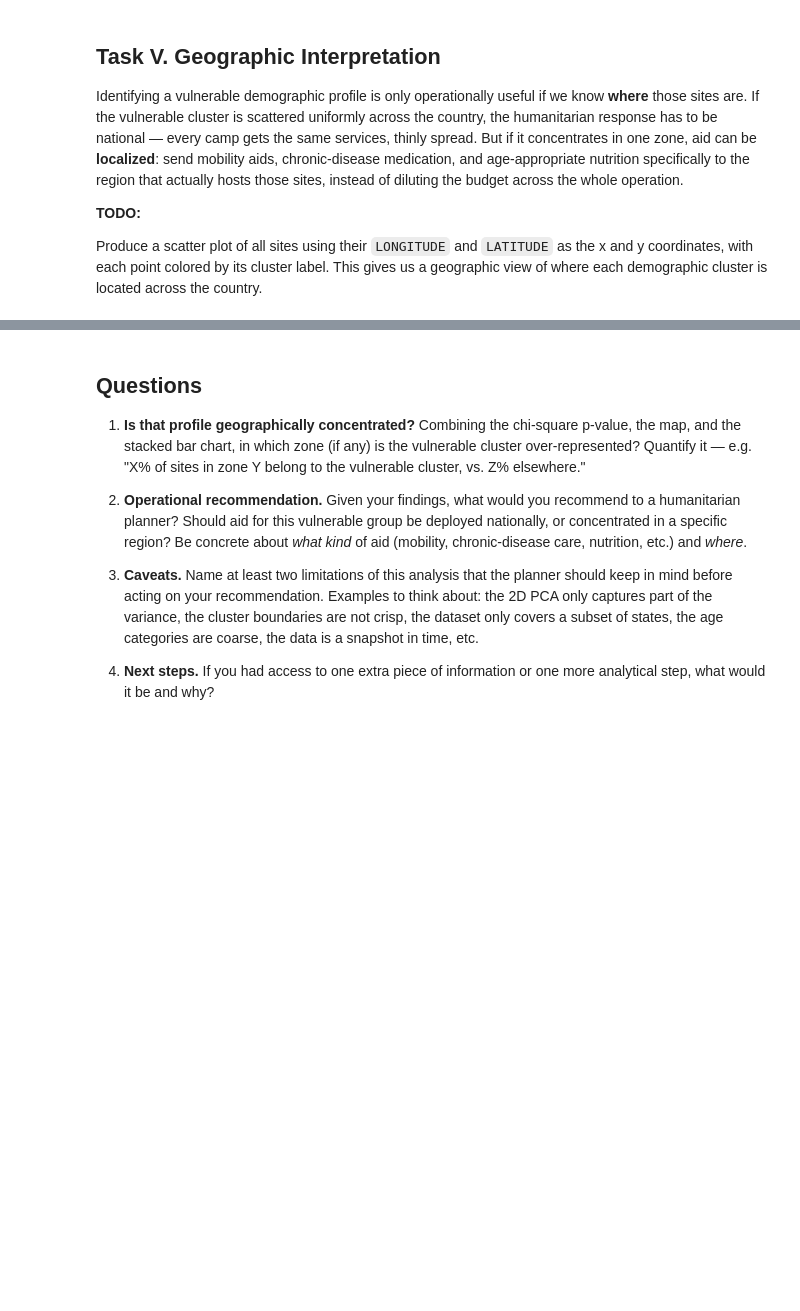
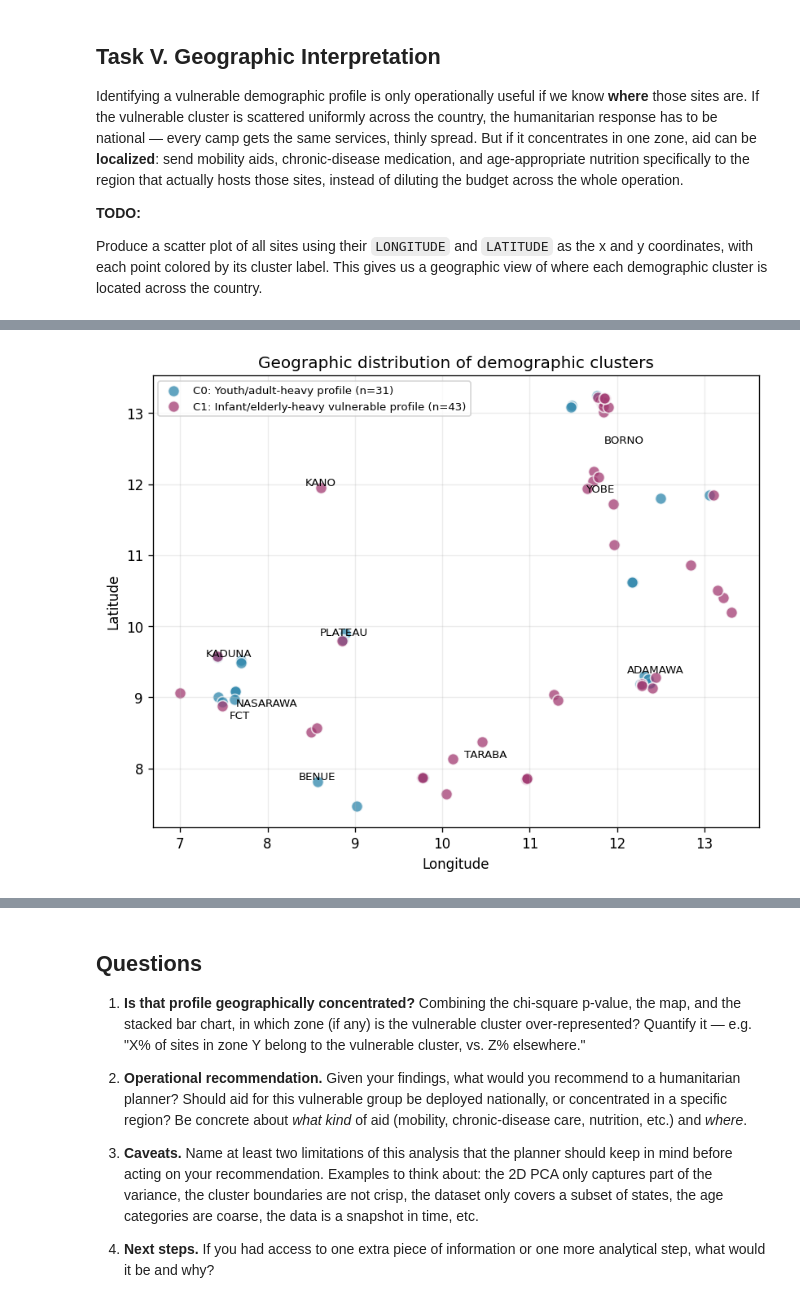
Before and after one commit to leverlars/data-mining-project-2, a Jupyter notebook: Project_2_IDP_sites.ipynb, the cells around one changed output, grey strips where cells are left out. Drawn from its saved outputs; the diff is of its cells as text; code cells hidden in the pictures; blank space fills up the shorter version.

```diff
--- a/Project_2_IDP_sites.ipynb
+++ b/Project_2_IDP_sites.ipynb
@@ -522,3 +601,82 @@ Identifying a vulnerable demographic profile is only operationally useful if we
 Produce a scatter plot of all sites using their `LONGITUDE` and `LATITUDE` as the x and y coordinates, with each point colored by its cluster label. This gives us a geographic view of where each demographic cluster is located across the country.
 # %%
 ### COMPLETE HERE ###
+
+geo_zone_col = "STATE"
+clean["geo_zone"] = clean[geo_zone_col].astype(str)
+clean["vulnerable_profile"] = clean["cluster"].eq(vulnerable_cluster)
+
+contingency = pd.crosstab(clean["geo_zone"], clean["vulnerable_profile"])
+contingency = contingency.reindex(columns=[False, True], fill_value=0)
+contingency.columns = ["other_profile", "vulnerable_profile"]
+
+chi2, chi2_p, dof, expected = stats.chi2_contingency(contingency)
+expected = pd.DataFrame(expected, index=contingency.index, columns=contingency.columns)
+
+geo_summary = contingency.copy()
+geo_summary["total_sites"] = geo_summary.sum(axis=1)
+geo_summary["vulnerable_pct"] = 100 * geo_summary["vulnerable_profile"] / geo_summary["total_sites"]
+geo_summary = geo_summary.sort_values(["vulnerable_pct", "total_sites"], ascending=[False, False])
+
+focus_states = ["YOBE", "TARABA"]
+focus_mask = clean["geo_zone"].isin(focus_states)
+focus_table = pd.DataFrame(
+    [
+        [(focus_mask & ~clean["vulnerable_profile"]).sum(), (focus_mask & clean["vulnerable_profile"]).sum()],
+        [(~focus_mask & ~clean["vulnerable_profile"]).sum(), (~focus_mask & clean["vulnerable_profile"]).sum()],
+    ],
+    index=["Yobe/Taraba", "Elsewhere"],
+    columns=["other_profile", "vulnerable_profile"],
+)
+focus_odds_ratio, focus_fisher_p = stats.fisher_exact(focus_table)
+
+print("State-level vulnerable-profile summary:")
+print(geo_summary.round(1))
+print(f"\nChi-square test: chi2={chi2:.2f}, dof={dof}, p={chi2_p:.3f}")
+print(f"Minimum expected cell count: {expected.min().min():.2f}")
+print("\nFocused Yobe/Taraba vs elsewhere table:")
+print(focus_table)
+print(f"Fisher exact p-value for Yobe/Taraba concentration: {focus_fisher_p:.4f}")
+
+fig, ax = plt.subplots(figsize=(8, 6))
+for c in sorted(clean["cluster"].unique()):
+    mask = clean["cluster"].eq(c)
+    ax.scatter(
+        clean.loc[mask, "LONGITUDE"],
+        clean.loc[mask, "LATITUDE"],
+        s=70,
+        c=PALETTE[int(c)],
+        label=f"C{c}: {CLUSTER_NAMES[c]} (n={mask.sum()})",
+        alpha=0.75,
+        edgecolor="white",
+    )
+
+for state, row in clean.groupby("geo_zone")[["LONGITUDE", "LATITUDE"]].mean().iterrows():
+    ax.text(row["LONGITUDE"], row["LATITUDE"], state, fontsize=8, ha="center", va="bottom")
+
+ax.set_xlabel("Longitude")
+ax.set_ylabel("Latitude")
+ax.set_title("Geographic distribution of demographic clusters")
+ax.legend(loc="best", fontsize=8)
+ax.grid(alpha=0.25)
+plt.savefig("02_geographic_clusters.png")
+plt.show()
+
+stacked = contingency.div(contingency.sum(axis=1), axis=0).loc[geo_summary.index] * 100
+stacked.columns = ["Other profile", "Infant/elderly-heavy profile"]
+ax = stacked.plot(
+    kind="bar",
+    stacked=True,
+    figsize=(9, 4.5),
+    color=["#B0B0B0", PALETTE[int(vulnerable_cluster)]],
+)
+ax.set_xlabel("State")
+ax.set_ylabel("Share of sites (%)")
+ax.set_title("Cluster composition by state")
+ax.legend(loc="upper right")
+ax.set_ylim(0, 100)
+plt.xticks(rotation=45, ha="right")
+plt.grid(axis="y", alpha=0.25)
+plt.savefig("03_state_cluster_stacked_bar.png")
+plt.show()
+# %% [output]
@@ -524,0 +700 @@ Produce a scatter plot of all sites using their `LONGITUDE` and `LATITUDE` as th
+[figure, added]
```
Also changed, not shown: parts of 10 cells of this notebook, 3 other files.
